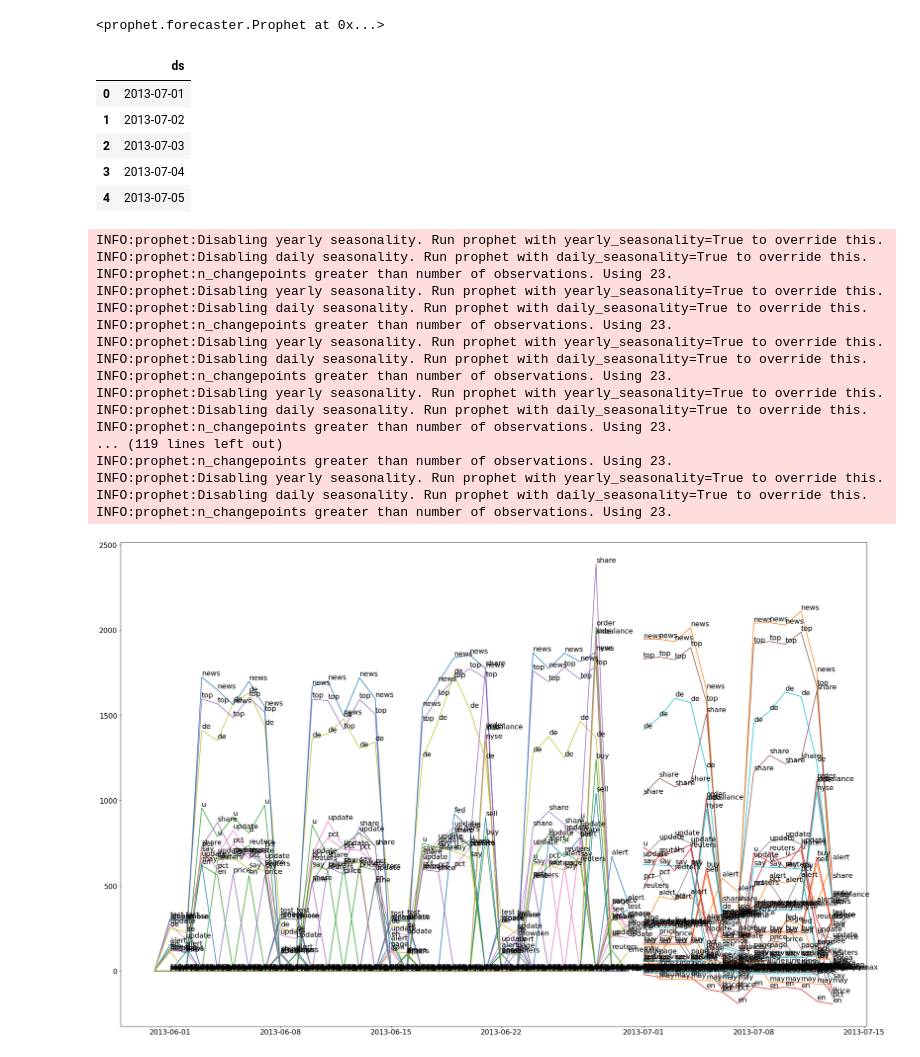
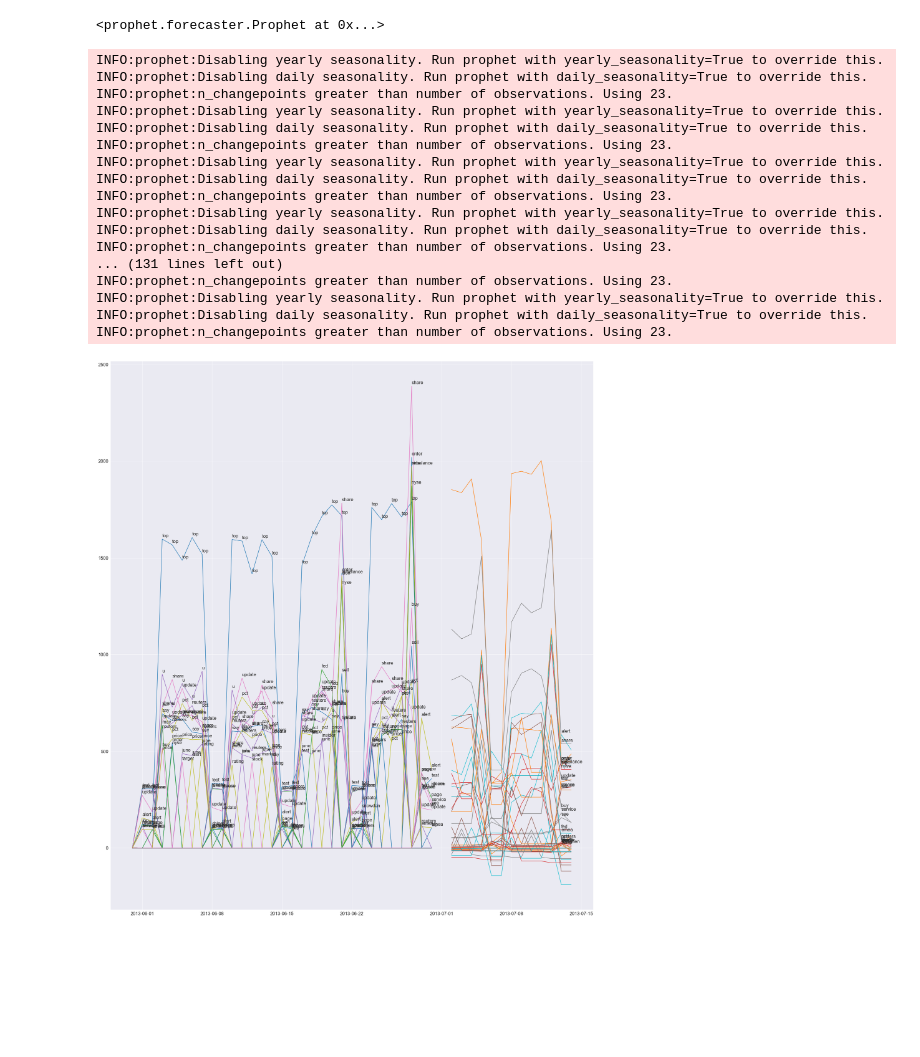
Before and after one commit to ThejakaSEP/TrendingWords, a Jupyter notebook: TrendingWords2.ipynb, the cells around one changed output. Saved outputs shown, nothing was run; the diff lists cells and outputs as text; code cells hidden in the pictures; blank space fills up the shorter version.

```diff
--- a/TrendingWords2.ipynb
+++ b/TrendingWords2.ipynb
@@ -100,3 +158,6 @@ stopwordsEnglish = sw.words('English')
+# %%
+#Appending other words we consider as stop words in this project
+stopwordsEnglish = stopwordsEnglish + ['news','de','u','en']
 # %%
 def removeStops(x):
     arrTemp = []
@@ -172,6 +250,6 @@ df1.head()
 # %%
-def keyList(x):
-    return [list(x.keys())]
+# def keyList(x):
+#     return [list(x.keys())]
 
-df1['Labels'] = df1['FDist'].map(lambda x: keyList(x) )
+# df1['Labels'] = df1['FDist'].map(lambda x: keyList(x) )
 # %%
@@ -240,5 +310,5 @@ df5.columns.get_loc("side")
 # %%
-plt.rcParams["figure.figsize"] = (30,20)
+plt.rcParams["figure.figsize"] = (30,35)
 df5.set_index('STORY_DATE_TIME').plot()
 # %% [output]
 <AxesSubplot:xlabel='STORY_DATE_TIME'>
@@ -295,35 +358,21 @@ col_lst = list(df5.columns)
-# %%
-future = list()
-for i in range(1, 13):
-    date = '2013-07-%02d' % i
-    future.append([date])
-future = pd.DataFrame(future)
-future.columns = ['ds']
-future['ds']= pd.to_datetime(future['ds'])
-# %%
-future.head()
-# %% [output]
-|  | ds |
-| 0 | 2013-07-01 |
-| 1 | 2013-07-02 |
-| 2 | 2013-07-03 |
-| 3 | 2013-07-04 |
-| 4 | 2013-07-05 |
 # %%
+col_lst = list(df5.columns)
 y_predList = []
+
 def train_and_forecast(col_index):
+    future = []
     df7 = df5.rename(columns={"STORY_DATE_TIME": 'ds', col_lst[col_index]: 'y'})
-    periods=13
+    periods=14
     m = Prophet()
     pred_model =m.fit(df7)
     future = m.make_future_dataframe(periods=periods)
     forecast = m.predict(future)
     forecast[['ds', 'yhat', 'yhat_lower', 'yhat_upper']].tail()
 #     df8 = df7 + forecast[['ds','yhat']]
-    df9 = pd.DataFrame(forecast[['ds','yhat']]).iloc[-13:,:]
+    df9 = pd.DataFrame(forecast[['ds','yhat']]).iloc[-14:,:]
     df9.columns = df7[['ds','y']].columns
 
-    df8 = pd.concat([df7[['ds','y']],df9], ignore_index=True, axis=0)
+#     df8 = pd.concat([df7[['ds','y']],df9], ignore_index=True, axis=0)
 
 #     pd.DataFrame(df7,forecast[['ds','yhat']],)
 #     fig = m.plot(forecast)
@@ -340,16 +389,25 @@ def train_and_forecast(col_index):
 
     plt.plot(df7['ds'],df7['y'])
     plt.plot(df9['ds'],df9['y'])
+
     y = range(1,df7.shape[0])
 #     plt.text(y,df7['y'],labels1)
 
     plt.rcParams.update({'font.size': 16,})
 
-    for i in range(31,31+df9.shape[0]):
-        plt.text(df9['ds'][i],df9['y'][i]+10,label)
+#     for i in range(31,31+df9.shape[0]):
+#         if df9['y'][i] > 50:
+#             plt.text(df9['ds'][i],df9['y'][i]+10,label)
+
+
+    j = 31+df9.shape[0]-1
+    if df9['y'][j] > 0:
+        plt.text(df9['ds'][j],df9['y'][j]+10,label)
+
 
     for i in range(1,df7.shape[0]):
-        plt.text(df7['ds'][i],df7['y'][i]+10,label)
+        if df7['y'][i] >0:
+            plt.text(df7['ds'][i],df7['y'][i]+10,label)
 
 #     plt.legend()
 
@@ -360,32 +418,32 @@ plt.show()
 # y_true = df['y'][-12:].values
 # y_pred = forecast['yhat'].values
 # mae = mean_absolute_error(y_true, y_pred)
 # print('MAE: %.3f' % mae)
 # # plot expected vs actual
 # pyplot.plot(y_true, label='Actual')
 # pyplot.plot(y_pred, label='Predicted')
 # pyplot.legend()
 # pyplot.show()
 
 # for i in range(39,43):
 for i in range(1,df5.shape[1]):
     train_and_forecast(i)
 # %% [output]
 INFO:prophet:Disabling yearly seasonality. Run prophet with yearly_seasonality=True to override this.
 INFO:prophet:Disabling daily seasonality. Run prophet with daily_seasonality=True to override this.
 INFO:prophet:n_changepoints greater than number of observations. Using 23.
 INFO:prophet:Disabling yearly seasonality. Run prophet with yearly_seasonality=True to override this.
 INFO:prophet:Disabling daily seasonality. Run prophet with daily_seasonality=True to override this.
 INFO:prophet:n_changepoints greater than number of observations. Using 23.
 INFO:prophet:Disabling yearly seasonality. Run prophet with yearly_seasonality=True to override this.
 INFO:prophet:Disabling daily seasonality. Run prophet with daily_seasonality=True to override this.
 INFO:prophet:n_changepoints greater than number of observations. Using 23.
 INFO:prophet:Disabling yearly seasonality. Run prophet with yearly_seasonality=True to override this.
 INFO:prophet:Disabling daily seasonality. Run prophet with daily_seasonality=True to override this.
 INFO:prophet:n_changepoints greater than number of observations. Using 23.
-... (119 lines left out)
+... (131 lines left out)
 INFO:prophet:n_changepoints greater than number of observations. Using 23.
 INFO:prophet:Disabling yearly seasonality. Run prophet with yearly_seasonality=True to override this.
 INFO:prophet:Disabling daily seasonality. Run prophet with daily_seasonality=True to override this.
 INFO:prophet:n_changepoints greater than number of observations. Using 23.
-[figure, old version]
+[figure, new version]
```
Also changed, not shown: parts of 31 cells of this notebook.
